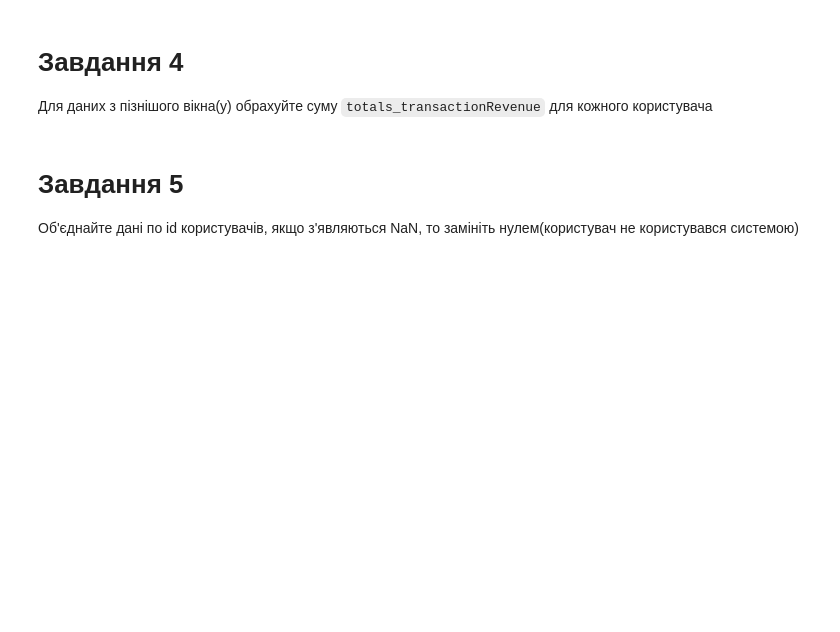
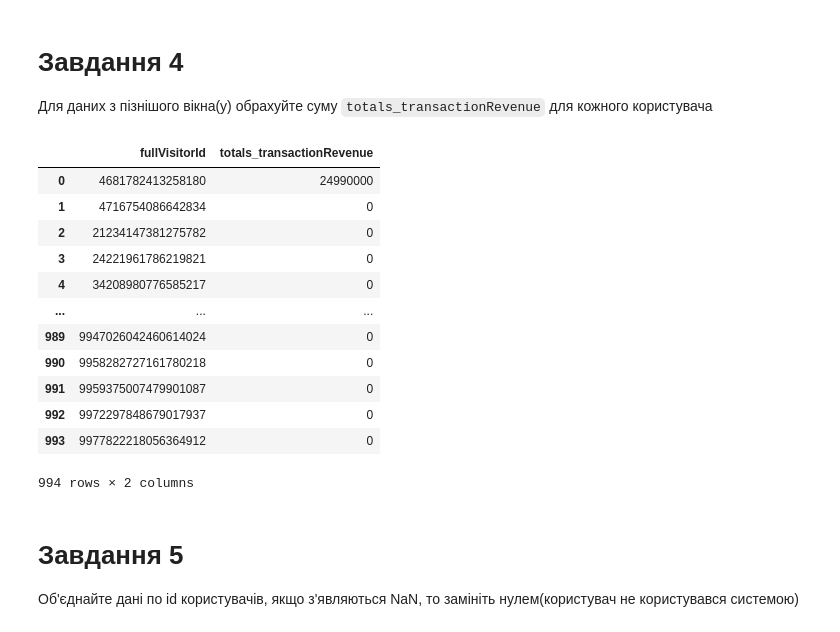
Before and after one commit to mssamoilenko/Data_enginWindow, a Jupyter notebook: Data_engineering.ipynb, the cells around one changed output. Drawn from its saved outputs; the diff is of its cells as text; code cells hidden in the pictures; blank space fills up the shorter version.

```diff
--- a/Data_engineering.ipynb
+++ b/Data_engineering.ipynb
@@ -91,21 +102,18 @@ y = df[mask]
 # %%
 window_X = pd.Timedelta('90D')
 gap = pd.Timedelta('30D')
-window_Y = pd.Timedelta('60D')
+window_y = pd.Timedelta('60D')
 # %%
-def select_info(k):
-    lower_X = df['date'].min() + (k-1)*window_X
-    upper_X = df['date'].min() + k*window_X
-    mask_X = (lower_X < df['date']) & (df['date'] < upper_X)
-    X = df[mask_X]
+def get_window_data(k, df, window_X, window_y, gap):
+    lower_X = df['date'].min() + (k-1) * window_X
+    upper_X = df['date'].min() + k * window_X
+    X = df[(df['date'] > lower_X) & (df['date'] < upper_X)]
 
-    lower_y = df['date'].min() + k*window_X + gap
-    upper_y = df['date'].min() + k*window_X + gap + window_Y
-    mask_y = (lower_y < df['date']) & (df['date'] < upper_y)
-    y = df[mask_y]
+    lower_y = upper_X + gap
+    upper_y = lower_y + window_y
+    y = df[(df['date'] > lower_y) & (df['date'] < upper_y)]
 
-    if y.empty:
-            return None
+    return X, y
 # %% [markdown]
 # Завдання 3
 
@@ -127,6 +160,23 @@ for col in df.select_dtypes(exclude=['int64', 'float64']).columns:
 # Завдання 4
 
 Для даних з пізнішого вікна(у) обрахуйте суму `totals_transactionRevenue` для кожного користувача
+# %%
+y_grouped = y.groupby('fullVisitorId')['totals_transactionRevenue'].sum().reset_index()
+y_grouped
+# %% [output]
+|  | fullVisitorId | totals_transactionRevenue |
+| 0 | 4681782413258180 | 24990000 |
+| 1 | 4716754086642834 | 0 |
+| 2 | 21234147381275782 | 0 |
+| 3 | 24221961786219821 | 0 |
+| 4 | 34208980776585217 | 0 |
+| ... | ... | ... |
+| 989 | 9947026042460614024 | 0 |
+| 990 | 9958282727161780218 | 0 |
+| 991 | 9959375007479901087 | 0 |
+| 992 | 9972297848679017937 | 0 |
+| 993 | 9977822218056364912 | 0 |
+994 rows × 2 columns
 # %% [markdown]
 # Завдання 5
 
```
Also changed, not shown: parts of 9 cells of this notebook.
